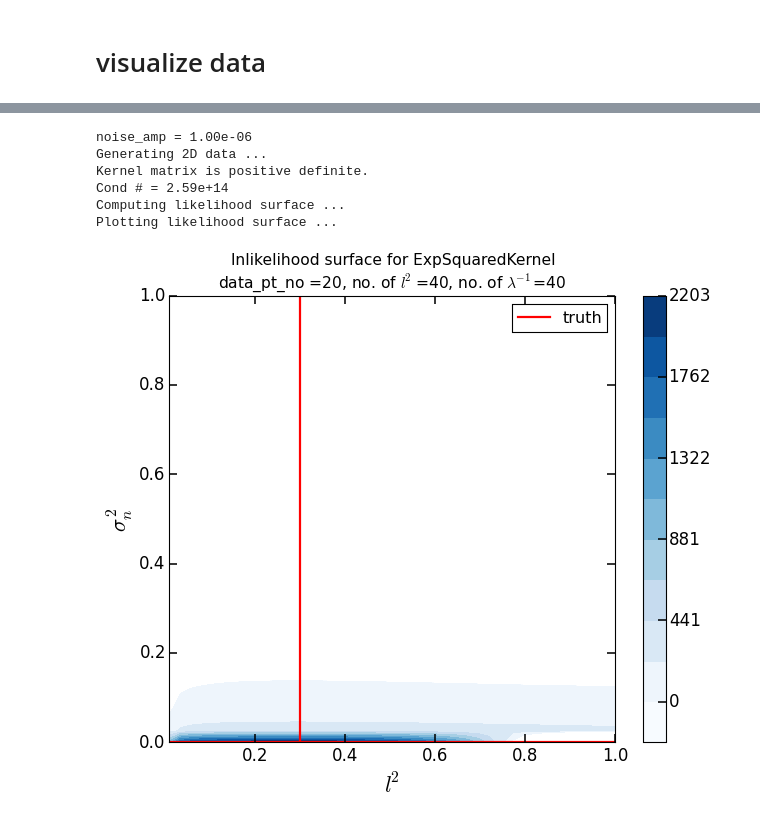
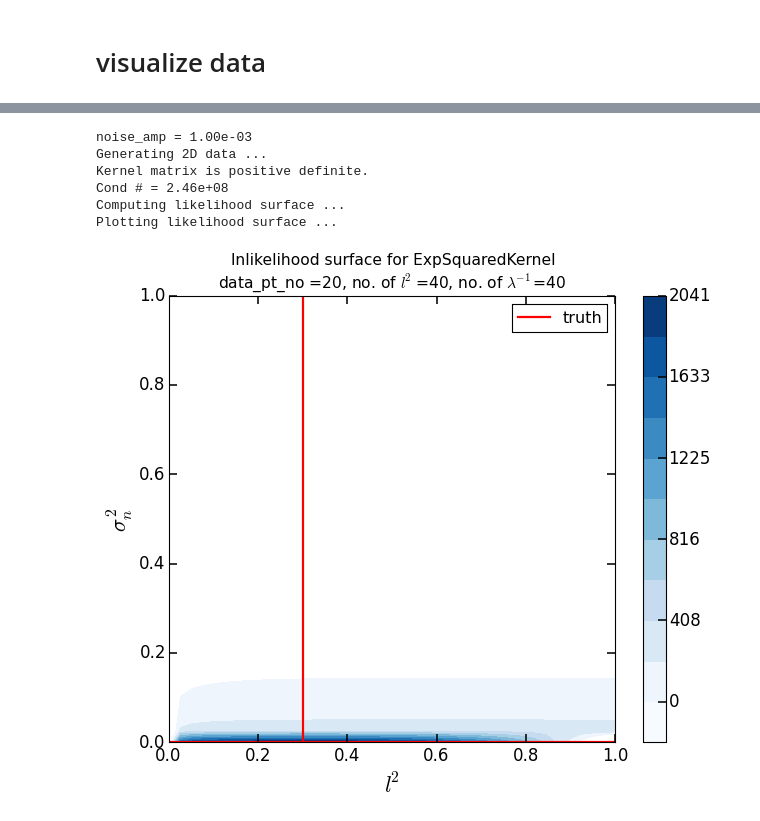
Before and after one commit to karenyyng/shear_gp, a Jupyter notebook: prototypes/visualize_likelihood_surface_w_WhiteKernel.ipynb, the cells around one changed output, grey strips where cells are left out. Saved outputs shown, nothing was run; the diff lists cells and outputs as text; code cells hidden in the pictures.

```diff
--- a/prototypes/visualize_likelihood_surface_w_WhiteKernel.ipynb
+++ b/prototypes/visualize_likelihood_surface_w_WhiteKernel.ipynb
@@ -204,30 +204,30 @@ Cond # = 1.47e+06
 # %%
 inv_lambda = 1.
 l_sq = .3
-noise_amp = 1e-6
+noise_amp = 1e-3
 data_pts_no_per_side = 20
 
 gp = george.GP(inv_lambda * ExpSquaredKernel(l_sq, ndim=2.) +
                WhiteKernel(noise_amp ** 2., ndim=2.), mean=0)
 
 p0_grid, p1_grid, likelihood_surface = \
     fit.compute_ln_likelihood_surface(
     inv_lambda, l_sq, noise_amp, kernels,
-    data_pts_no_per_side, p0_rng=(0.01, 1.0),
+    data_pts_no_per_side, p0_rng=(1e-3, 1.0),
     p1_rng=(1e-6, 1.),
     p0_grid_pts=p0_grid_pts, p1_grid_pts=p1_grid_pts)
 
 dplot.plot_ln_likelihood_surface(
         p0_grid, p1_grid, likelihood_surface,
         l_sq, noise_amp, kernels[0].__name__,
         p0_label="$l^2$", p1_label="$\sigma_n^2$",
         data_pts_no_per_side=data_pts_no_per_side,
         )
 # %% [output]
-noise_amp = 1.00e-06
+noise_amp = 1.00e-03
 Generating 2D data ...
 Kernel matrix is positive definite.
-Cond # = 2.59e+14
+Cond # = 2.46e+08
 Computing likelihood surface ...
 Plotting likelihood surface ...
-[figure, old version]
+[figure, new version]
```
Also changed, not shown: parts of 5 cells of this notebook, 1 other file.
